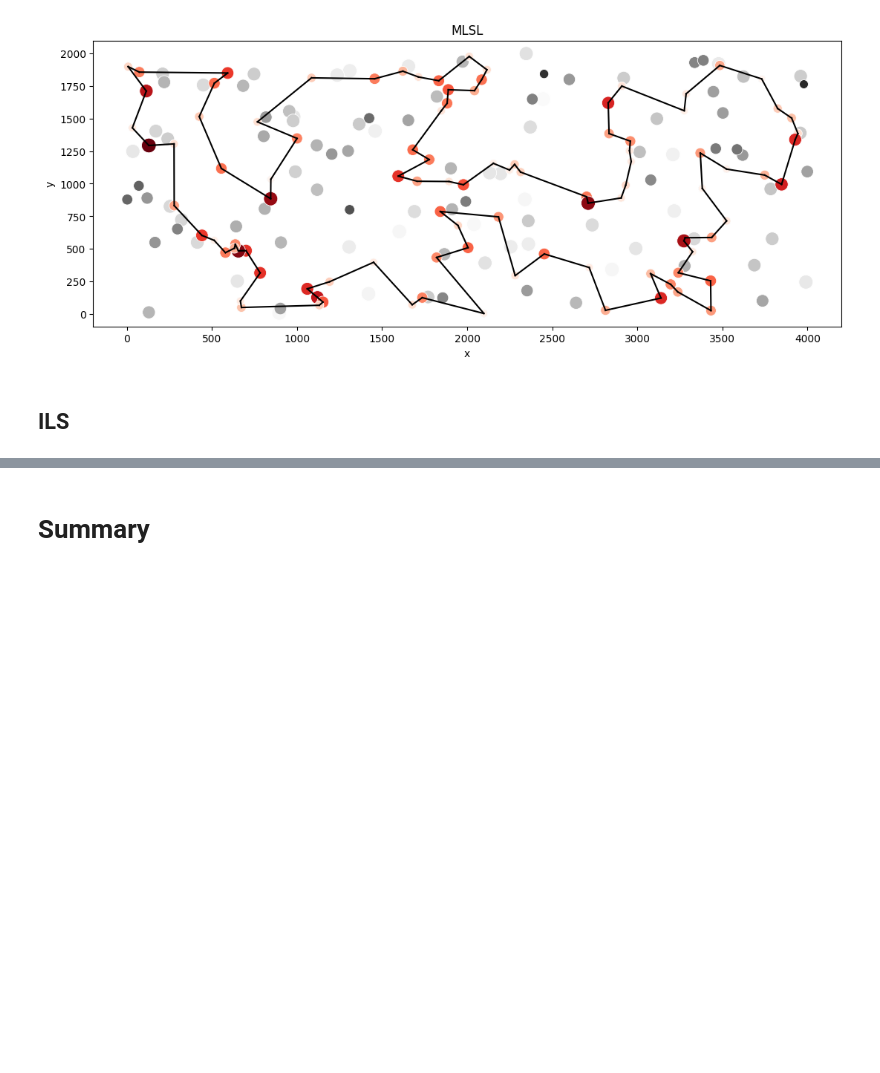
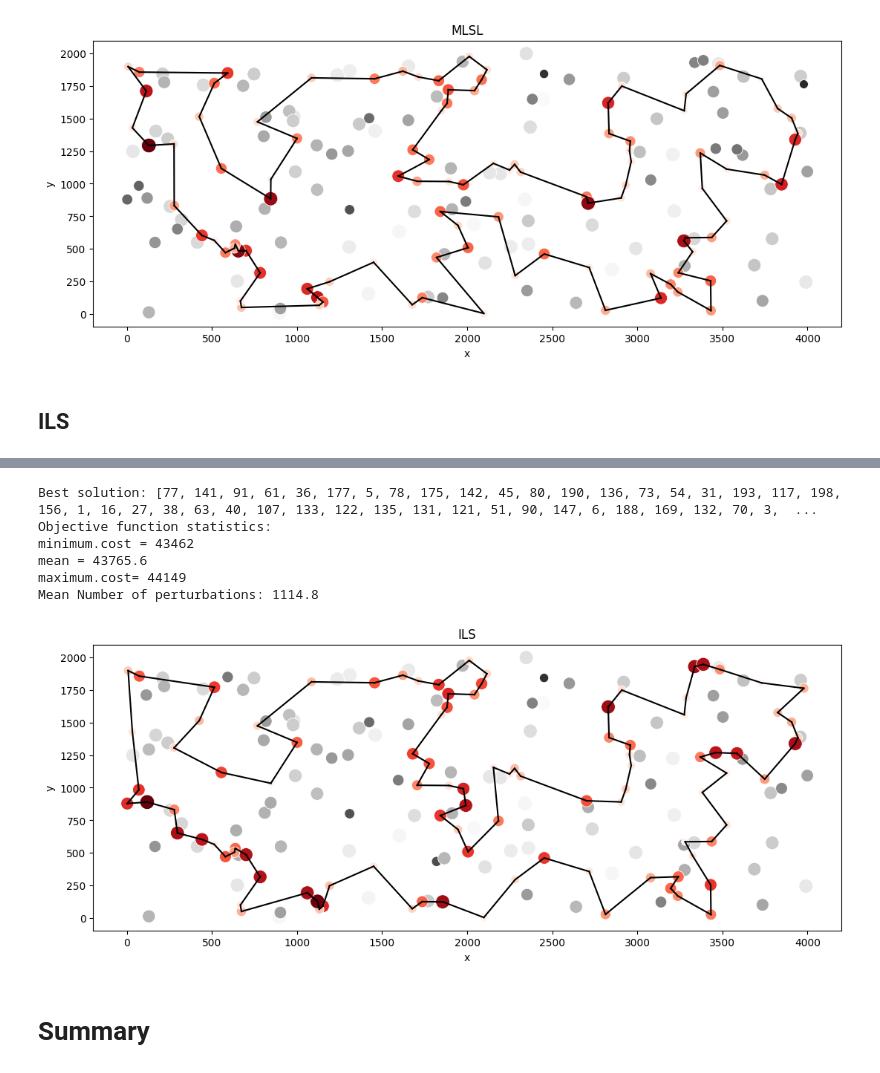
Before and after one commit to TheodorePtr/put-evolutionary-computations, a Jupyter notebook: notebooks/06-MSLS-ILS.ipynb, the cells around one changed output, grey strips where cells are left out. Drawn from its saved outputs; the diff is of its cells as text; code cells hidden in the pictures; blank space fills up the shorter version.

```diff
--- a/notebooks/06-MSLS-ILS.ipynb
+++ b/notebooks/06-MSLS-ILS.ipynb
@@ -140,3 +256,17 @@ maximum = max(metrics, key=lambda x: x.cost)
+# %%
+print(f"Best solution: {minimum.solution}")
+print("Objective function statistics:")
+print(f"{minimum.cost = }\n{mean = }\n{maximum.cost= }")
+print(f"Mean Number of perturbations: {mean_n_iterations}")
+plot_solution(ds_b, minimum.solution, title="ILS")
+# %% [output]
+Best solution: [77, 141, 91, 61, 36, 177, 5, 78, 175, 142, 45, 80, 190, 136, 73, 54, 31, 193, 117, 198, 156, 1, 16, 27, 38, 63, 40, 107, 133, 122, 135, 131, 121, 51, 90, 147, 6, 188, 169, 132, 70, 3,  ...
+Objective function statistics:
+minimum.cost = 43462
+mean = 43765.6
+maximum.cost= 44149
+Mean Number of perturbations: 1114.8
+[figure, added]
 # %% [markdown]
 # Summary
 # %%
```
Also changed, not shown: parts of 13 cells of this notebook.
